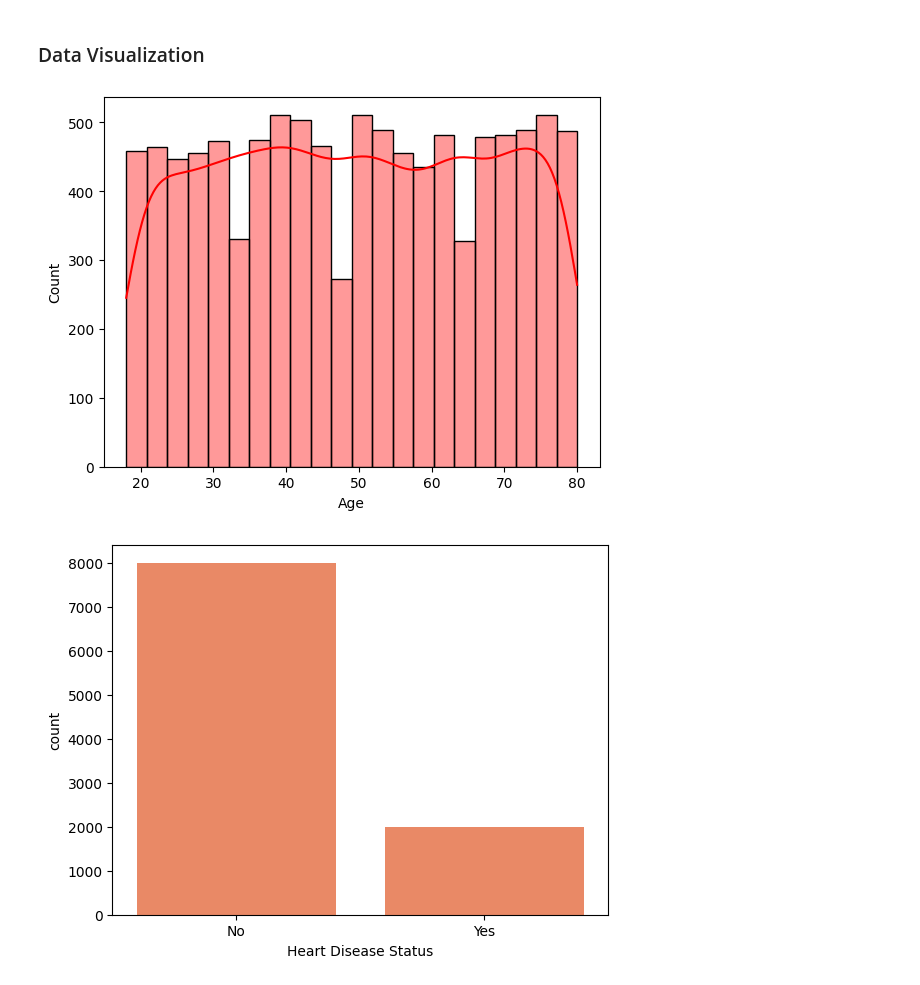
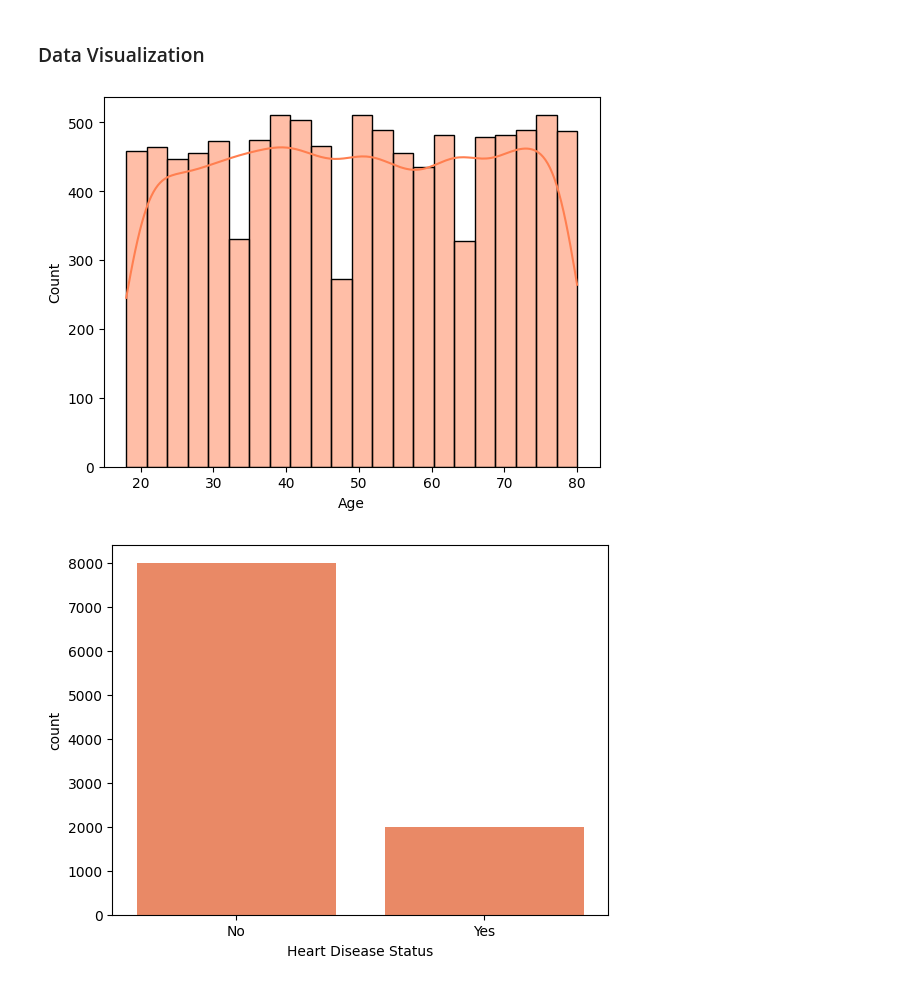
Before and after one commit to fasihh/aiSpring25, a Jupyter notebook: practice/K230018_prob.ipynb, the cells around one changed output. Saved outputs shown, nothing was run; the diff lists cells and outputs as text; code cells hidden in the pictures.

```diff
--- a/practice/K230018_prob.ipynb
+++ b/practice/K230018_prob.ipynb
@@ -102,10 +203,10 @@ dtype: int64
 # %% [markdown]
 ### Data Visualization
 # %%
-sns.histplot(data=df, x='Age', kde=True, alpha=0.4, color='red')
+sns.histplot(data=df, x='Age', kde=True, alpha=0.5, color='coral')
 plt.show()
 # %% [output]
-[figure, old version]
+[figure, new version]
 # %%
 sns.countplot(data=df, x='Heart Disease Status', color='coral')
 plt.show()
```
Also changed, not shown: parts of 15 cells of this notebook.
